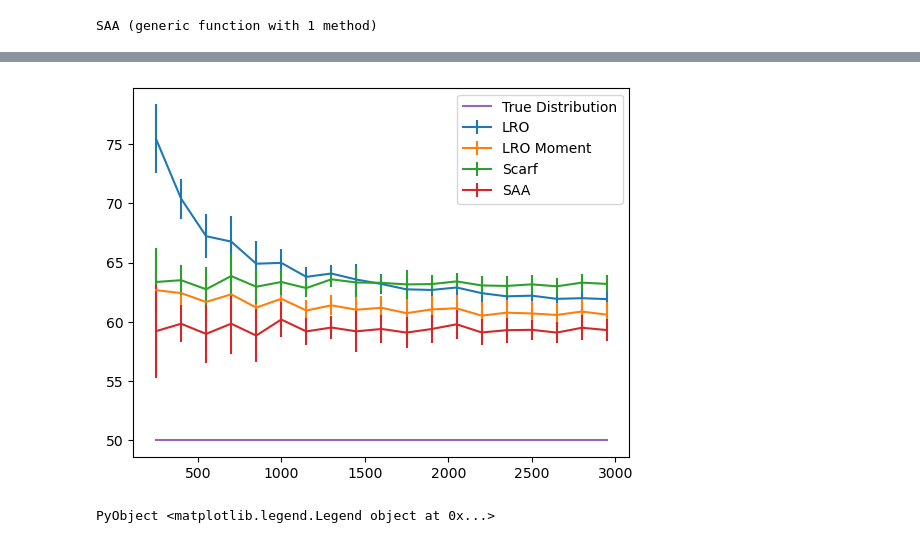
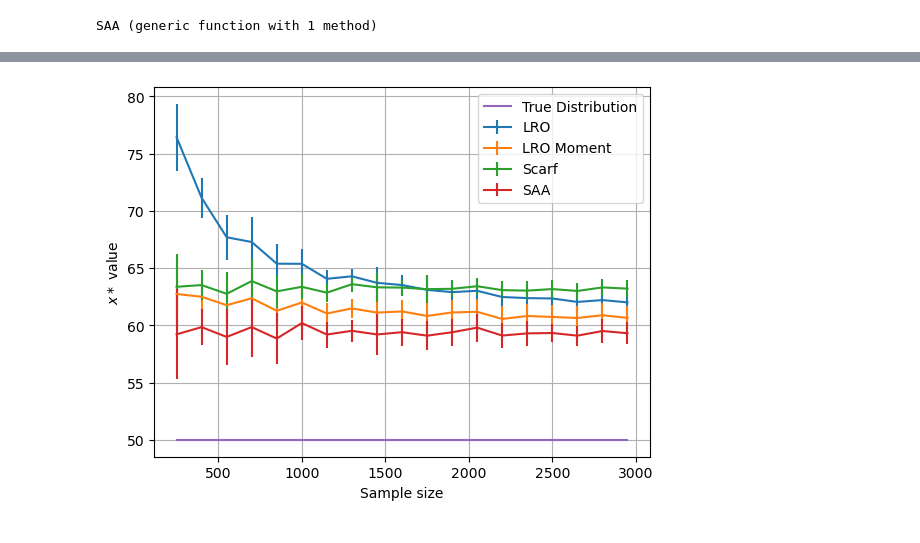
Before and after one commit to cmjohnston39/DSO670_Final_Project, a Jupyter notebook: main.ipynb, the cells around one changed output, grey strips where cells are left out. Saved outputs shown, nothing was run; the diff lists cells and outputs as text; code cells hidden in the pictures.

```diff
--- a/main.ipynb
+++ b/main.ipynb
@@ -185,0 +190,7 @@ x = 58.000001491982516
+# %%
+max_sample = 3000
+start_sample = 250
+skip_sample = 150
+
+#vary over normal distribution
+sample_norm = vary_sample_size(max_sample, "norm", start_sample, skip_sample);
@@ -186,16 +208,18 @@ x = 58.000001491982516
 # %%
-# max number of samples
-dist_size = 3000
+#plot error bars for methods
+errorbar(start_sample:skip_sample:max_sample, mean(sample_norm[1]), std(sample_norm[1]), label="LRO")
+errorbar(start_sample:skip_sample:max_sample, mean(sample_norm[2]), std(sample_norm[2]), label="LRO Moment")
+errorbar(start_sample:skip_sample:max_sample, mean(sample_norm[3]), std(sample_norm[3]), label="Scarf")
+errorbar(start_sample:skip_sample:max_sample, mean(sample_norm[4]), std(sample_norm[4]), label="SAA")
 
-#plot error bars for methods
-errorbar(250:150:dist_size, mean(LRO_values_tot_norm ), std(LRO_values_tot_norm), label="LRO")
-errorbar(250:150:dist_size, mean(LRO_moment_values_tot_norm ),std(LRO_moment_values_tot_norm), label="LRO Moment")
-errorbar(250:150:dist_size, mean(scarf_values_tot_norm ),std(scarf_values_tot_norm), label="Scarf")
-errorbar(250:150:dist_size, mean(SAA_values_tot_norm ),std(SAA_values_tot_norm), label="SAA")
+plot(start_sample:skip_sample:max_sample, ones(length(start_sample:skip_sample:max_sample)) * critical_fractile("norm"), label="True Distribution")
 
-plot(250:150:dist_size, ones(length(250:150:dist_size)) * 50, label="True Distribution")
+xlabel("Sample size")
+ylabel(L"$x*$ value")
 
 legend()
+grid("on")
+
+savefig("normal_vary_sample_size.pdf")
 # %% [output]
-[figure, old version]
+[figure, new version]
-PyObject <matplotlib.legend.Legend object at 0x...>
```
Also changed, not shown: parts of 25 cells of this notebook, 3 other files.
